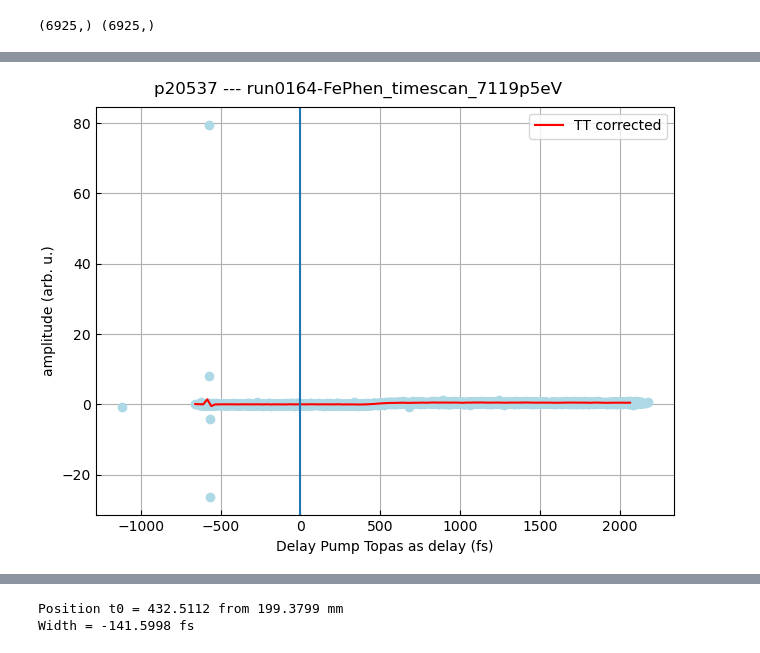
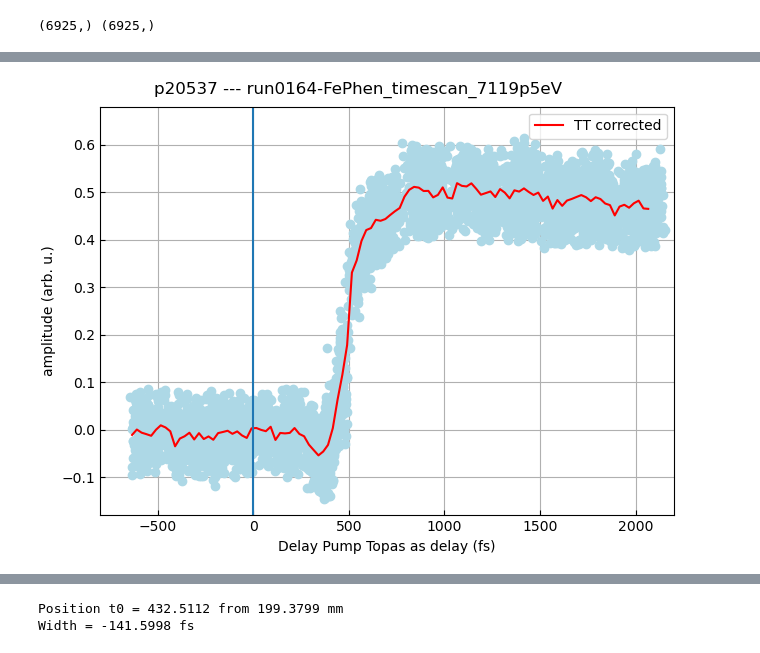
Before and after one commit to paulscherrerinstitute/alvra_beamline_scripts, a Jupyter notebook: XANES_timescans_TT.ipynb, the cells around one changed output, grey strips where cells are left out. Saved outputs shown, nothing was run; the diff lists cells and outputs as text; code cells hidden in the pictures.

```diff
--- a/XANES_timescans_TT.ipynb
+++ b/XANES_timescans_TT.ipynb
@@ -176,32 +186,33 @@ fig, ax = plt.subplots(constrained_layout=True)
 plt.suptitle(titlestring)
 
 units = scan.parameters['units'][0]
 label = scan.parameters['name'][0]
 
 plt.tick_params(direction='in')
 
 plt.plot(Delays_corr_scan, Pump_probe_scan, 'o', color='lightblue')
 # plt.plot(Delay_fs, pp_uncorrected, marker='.',label = 'raw scan, t0 = {} mm'.format(timezero_mm))
 plt.plot(Delay_fs_TT, pp_TT, color='red', label = 'TT corrected')
 #plt.plot(Delay_fs_TT, pp_fit)
 
 #boxstyle = dict(boxstyle='round', facecolor='wheat', alpha=0.5)
 #boxtext = '\n'.join((#r'Delta_t0 = {} fs'.format(np.round(t0_fs, 5)),
 #                     r't0_TT = {} mm'.format(np.round(timezero_mm + fs2mm(t0_fs,0),5)),
 #            r'width = {} fs'.format(np.abs(np.round(width_fs, decimals = 5)))))
 #plt.text(0.05, 0.05, boxtext, transform=ax.transAxes, bbox=boxstyle, fontsize=14)
 
 plt.xlabel("{} ({})".format(label, units))
 plt.ylabel('amplitude (arb. u.)')
 plt.legend (loc = 'upper right')
-#plt.ylim(-0.3, 0.3)
+plt.ylim(-0.18, 0.68)
+plt.xlim(-800, 2200)
 plt.grid()
 plt.axvline(0)
 
 plt.show()
 
 
 #print("Position t0_raw = {} mm".format(Timezero_mm ))
 #print("Position t0_TT = {} mm".format(Timezero_mm + fs2mm(t0_fs,0)))
 # %% [output]
-[figure, old version]
+[figure, new version]
```
Also changed, not shown: parts of 11 cells of this notebook, 2 other files.
